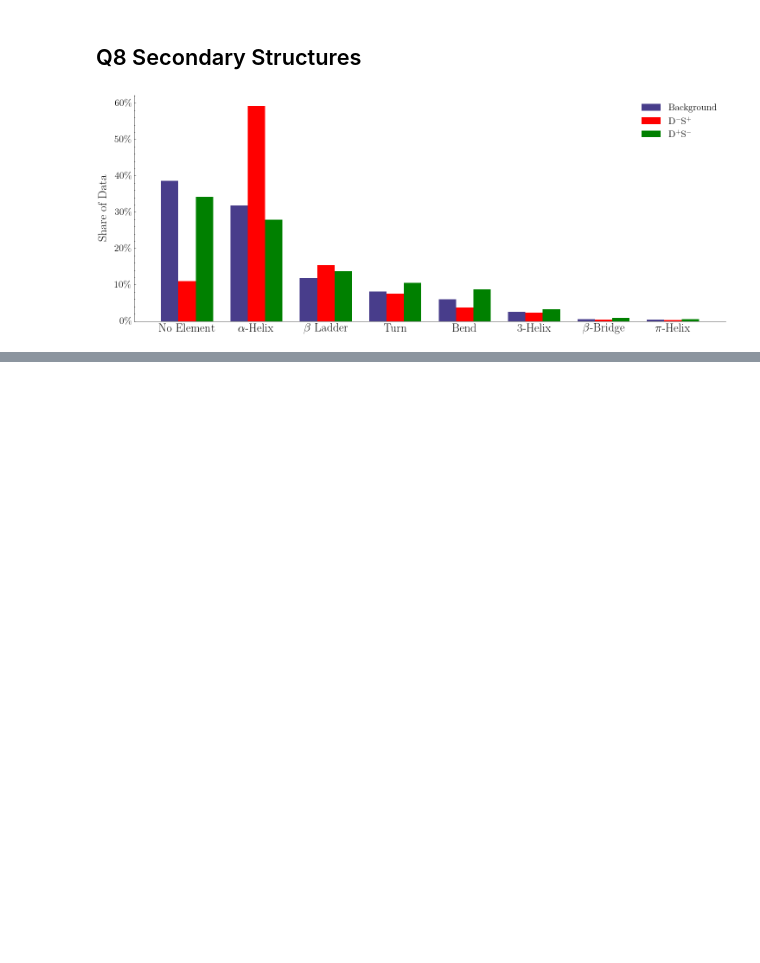
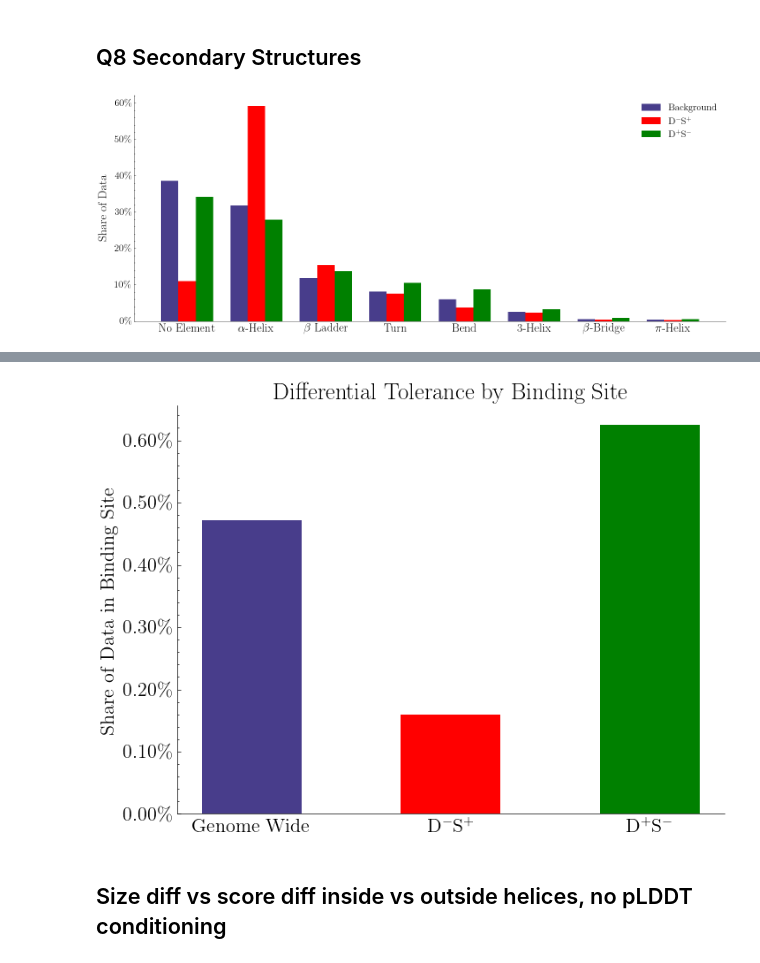
Before and after one commit to ntranoslab/diff-tol, a Jupyter notebook: code/fig3.ipynb, the cells around one changed output, grey strips where cells are left out. Drawn from its saved outputs; the diff is of its cells as text; code cells hidden in the pictures; blank space fills up the shorter version.

```diff
--- a/code/fig3.ipynb
+++ b/code/fig3.ipynb
@@ -501,0 +559,22 @@ plt.gca().spines[["top", "right"]].set_visible(False)
+# %%
+plt.bar(list(range(3)), [pdb_data.Ligand.dropna().shape[0] / pdb_data.shape[0],
+                         pdb_data.merge(del_intol_sub_tol).Ligand.dropna().shape[0] / del_intol_sub_tol.shape[0],
+                         pdb_data.merge(del_tol_sub_intol).Ligand.dropna().shape[0] / del_tol_sub_intol.shape[0]],
+       color=["darkslateblue", "red", "green"], width=0.5)
+
+_=plt.xticks(list(range(3)),
+             ["Genome Wide", r'D$^-$S$^+$', r'D$^+$S$^-$'])
+
+def to_percent(y, position):
+    return f"{y * 100:.2f}\\%"
+
+plt.gca().yaxis.set_major_formatter(mticker.FuncFormatter(to_percent))
+
+plt.ylabel("Share of Data in Binding Site", fontsize=16)
+plt.title("Differential Tolerance by Binding Site")
+plt.gca().spines[["top", "right"]].set_visible(False)
+plt.tick_params(top=False, right=False, bottom=False, which="both")
+# %% [output]
+[figure, added]
+# %% [markdown]
+## Size diff vs score diff inside vs outside helices, no pLDDT conditioning
```
Also changed, not shown: parts of 8 cells of this notebook.
